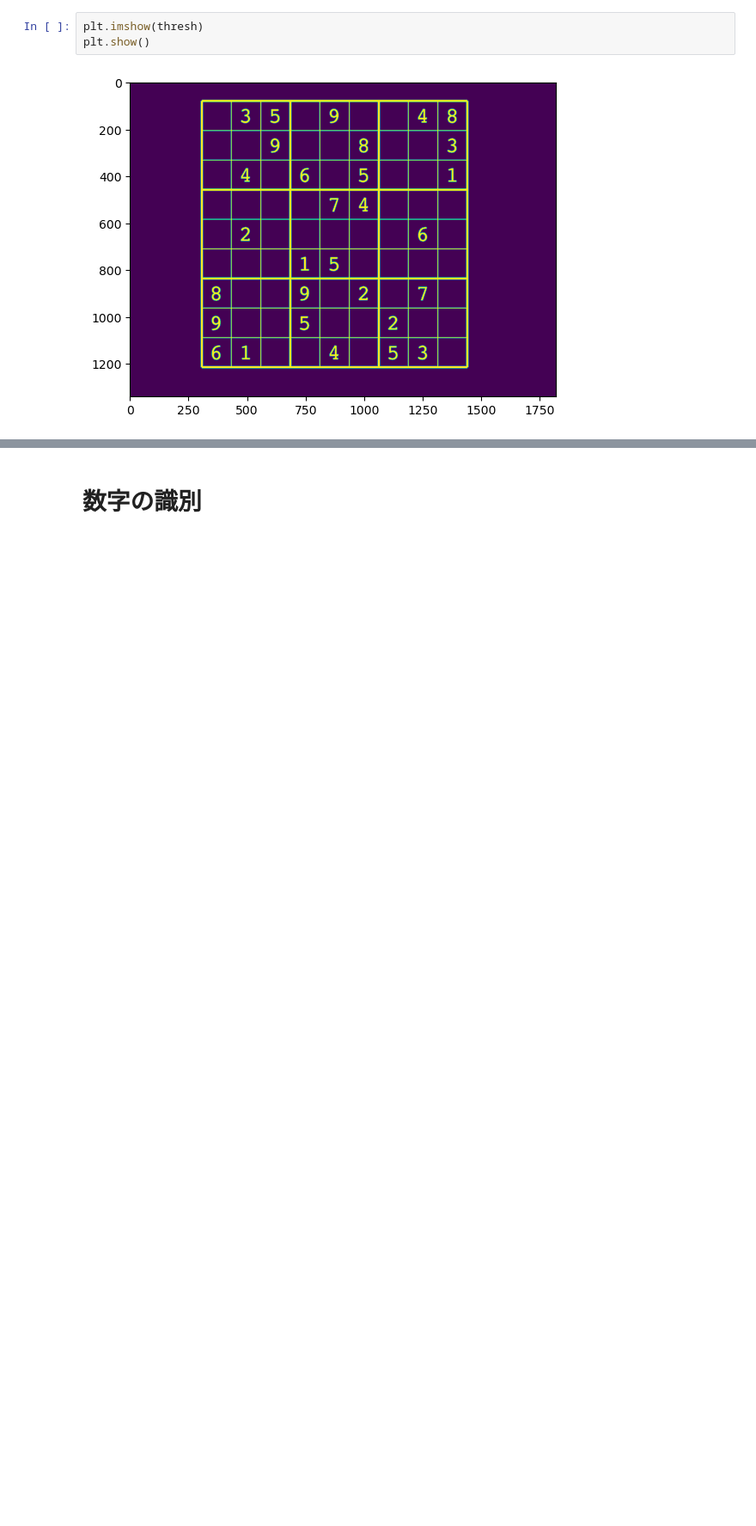
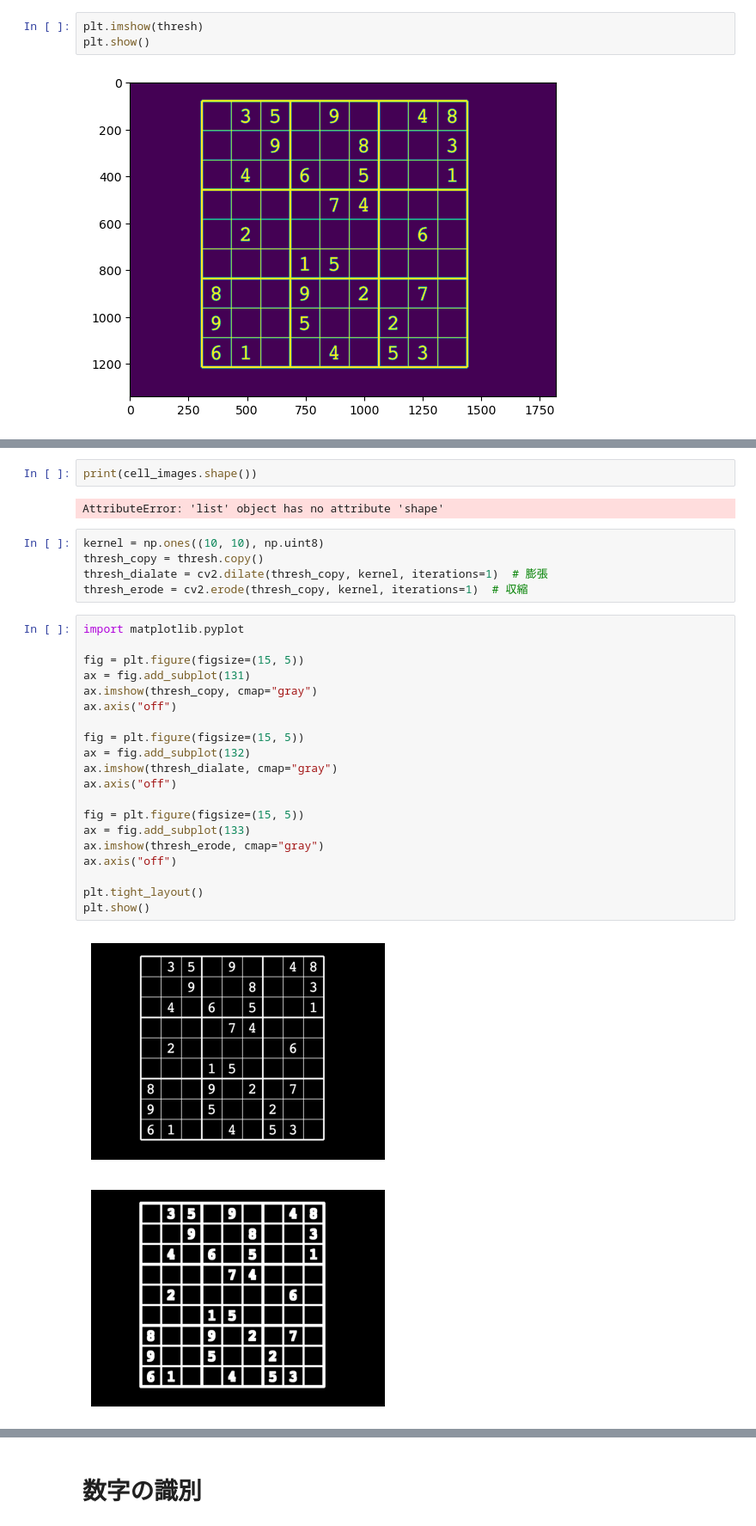
Before and after one commit to yuonoda/sudoku-solver, a Jupyter notebook: internal/trial.ipynb, the cells around one changed output, grey strips where cells are left out. Shown at 86% size. Saved outputs shown, nothing was run; the diff lists cells and outputs as text; blank space fills up the shorter version.

```diff
--- a/internal/trial.ipynb
+++ b/internal/trial.ipynb
@@ -48,0 +111,32 @@ plt.show()
+# %%
+print(cell_images.shape())
+# %% [output]
+AttributeError: 'list' object has no attribute 'shape'
+# %%
+kernel = np.ones((10, 10), np.uint8)
+thresh_copy = thresh.copy()
+thresh_dialate = cv2.dilate(thresh_copy, kernel, iterations=1)  # 膨張
+thresh_erode = cv2.erode(thresh_copy, kernel, iterations=1)  # 収縮
+# %%
+import matplotlib.pyplot
+
+fig = plt.figure(figsize=(15, 5))
+ax = fig.add_subplot(131)
+ax.imshow(thresh_copy, cmap="gray")
+ax.axis("off")
+
+fig = plt.figure(figsize=(15, 5))
+ax = fig.add_subplot(132)
+ax.imshow(thresh_dialate, cmap="gray")
+ax.axis("off")
+
+fig = plt.figure(figsize=(15, 5))
+ax = fig.add_subplot(133)
+ax.imshow(thresh_erode, cmap="gray")
+ax.axis("off")
+
+plt.tight_layout()
+plt.show()
+# %% [output]
+[figure, added]
+[figure, added]
```
Also changed, not shown: parts of 8 cells of this notebook.
